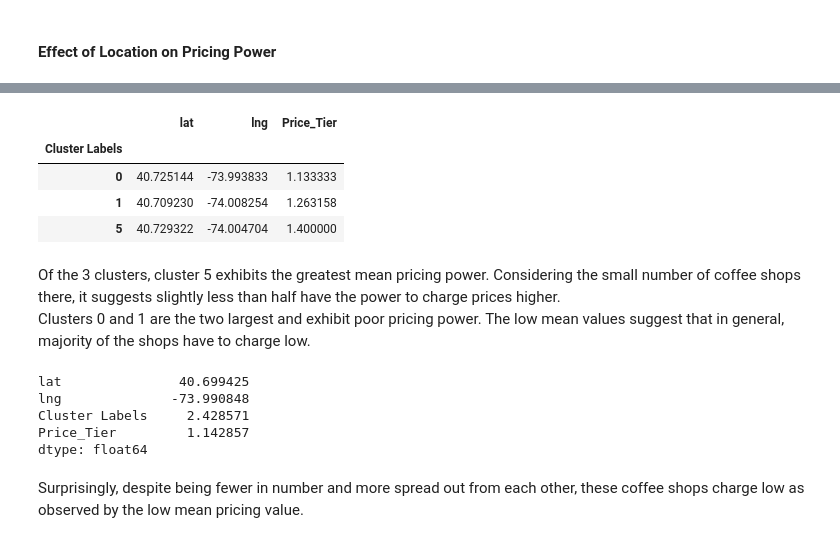
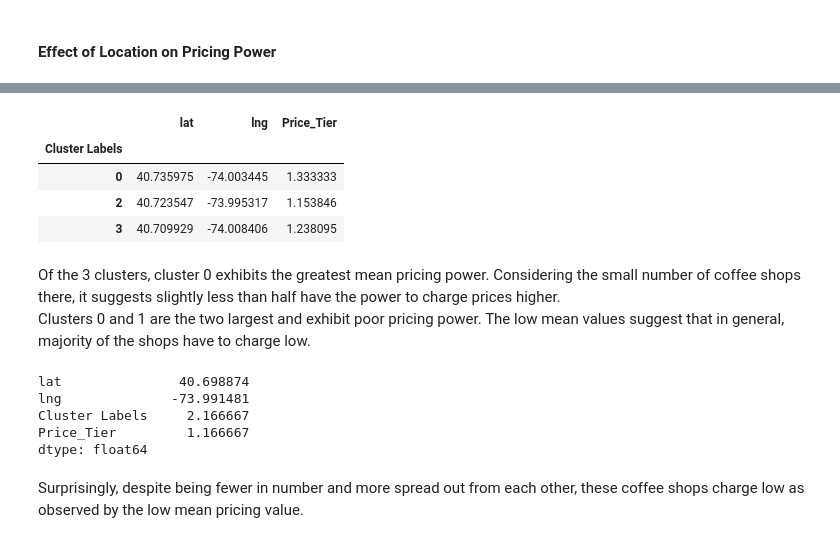
Before and after one commit to wchia016/IBM-Data-Professional-Capstone, a Jupyter notebook: IBM Capstone Project.ipynb, the cells around one changed output, grey strips where cells are left out. Cells and saved outputs as stored; diff of their text form; code cells hidden in the pictures.

```diff
--- a/IBM Capstone Project.ipynb
+++ b/IBM Capstone Project.ipynb
@@ -271,28 +308,28 @@ See the caveats in the documentation: http://pandas.pydata.org/pandas-docs/stabl
 # %%
 #Analyse the mean pricing power of coffee shops in each cluster
-cluster_concentrated = df_coffee['Cluster Labels'].isin([0, 1, 5])
+cluster_concentrated = df_coffee['Cluster Labels'].isin([0, 2, 3])
 df_coffee_concentrated = df_coffee[cluster_concentrated]
 
 df_coffee_concentrated.groupby(['Cluster Labels']).mean()
 # %% [output]
 |  | lat | lng | Price_Tier |
 | Cluster Labels |  |  |  |
-| 0 | 40.725144 | -73.993833 | 1.133333 |
-| 1 | 40.709230 | -74.008254 | 1.263158 |
-| 5 | 40.729322 | -74.004704 | 1.400000 |
+| 0 | 40.735975 | -74.003445 | 1.333333 |
+| 2 | 40.723547 | -73.995317 | 1.153846 |
+| 3 | 40.709929 | -74.008406 | 1.238095 |
 # %% [markdown]
-Of the 3 clusters, cluster 5 exhibits the greatest mean pricing power. Considering the small number of coffee shops there, it suggests slightly less than half have the power to charge prices higher.\
+Of the 3 clusters, cluster 0 exhibits the greatest mean pricing power. Considering the small number of coffee shops there, it suggests slightly less than half have the power to charge prices higher.\
 Clusters 0 and 1 are the two largest and exhibit poor pricing power. The low mean values suggest that in general, majority of the shops have to charge low.
 # %%
 #Merge all the outliers together to analyse their pricing powers
-cluster_others = df_coffee['Cluster Labels'].isin([2,3,4])
+cluster_others = df_coffee['Cluster Labels'].isin([1,4,5])
 df_coffee_outliers = df_coffee[cluster_others]
 df_coffee_outliers.mean()
 # %% [output]
-lat               40.699425
-lng              -73.990848
-Cluster Labels     2.428571
-Price_Tier         1.142857
+lat               40.698874
+lng              -73.991481
+Cluster Labels     2.166667
+Price_Tier         1.166667
 dtype: float64
 # %% [markdown]
 Surprisingly, despite being fewer in number and more spread out from each other, these coffee shops charge low as observed by the low mean pricing value.
```
Also changed, not shown: parts of 17 cells of this notebook.
